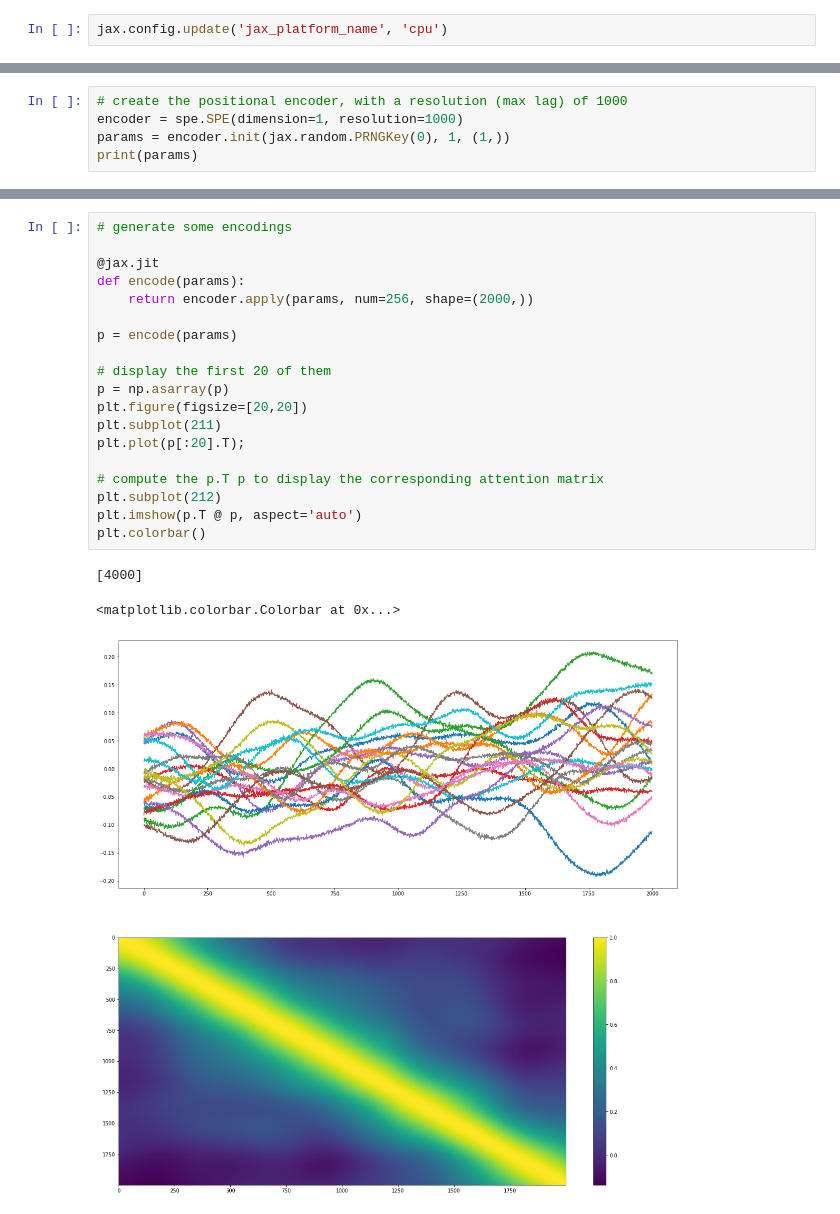
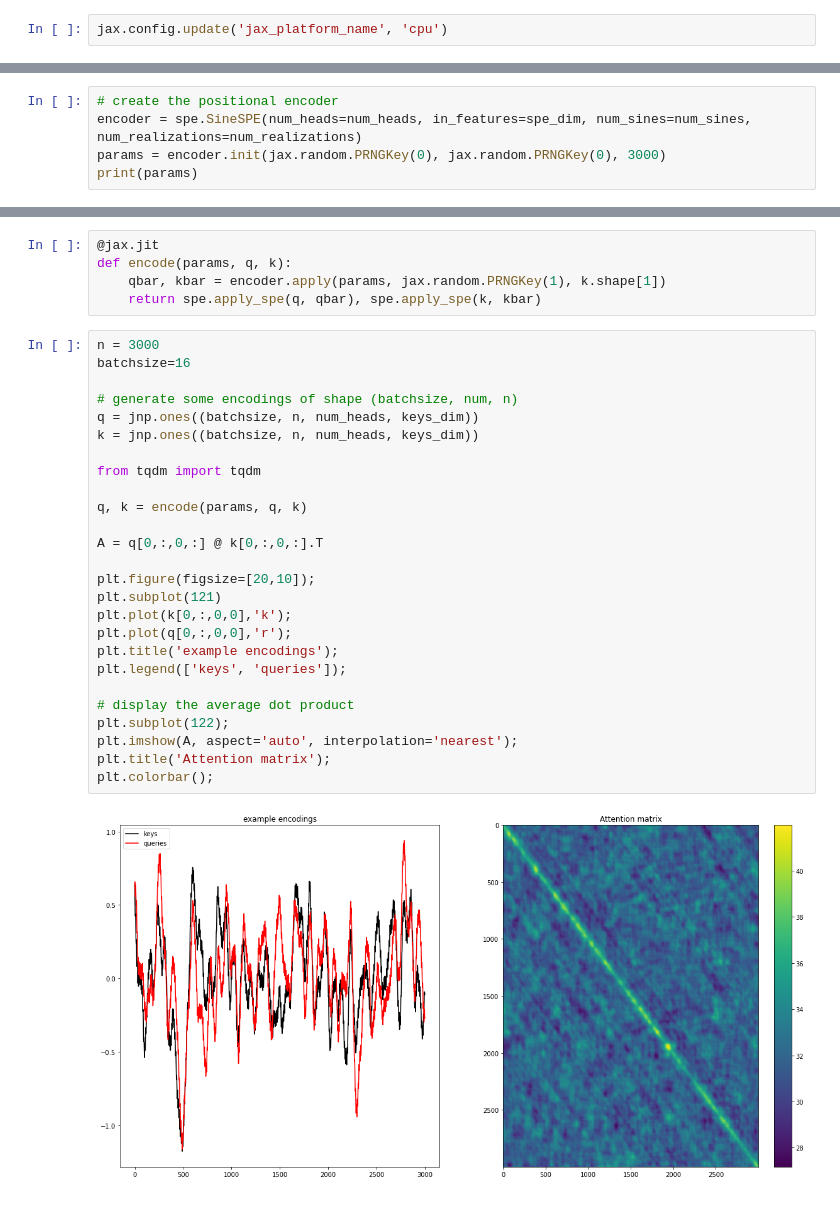
Before and after one commit to aliutkus/spe, a Jupyter notebook: dev_jax/examples/test_spe.ipynb, the cells around one changed output, grey strips where cells are left out. Drawn from its saved outputs; the diff is of its cells as text.

```diff
--- a/dev_jax/examples/test_spe.ipynb
+++ b/dev_jax/examples/test_spe.ipynb
@@ -14,6 +21,6 @@ jax.config.update('jax_platform_name', 'cpu')
 # %%
-# create the positional encoder, with a resolution (max lag) of 1000
-encoder = spe.SPE(dimension=1, resolution=1000)
-params = encoder.init(jax.random.PRNGKey(0), 1, (1,))
+# create the positional encoder
+encoder = spe.SineSPE(num_heads=num_heads, in_features=spe_dim, num_sines=num_sines, num_realizations=num_realizations)
+params = encoder.init(jax.random.PRNGKey(0), jax.random.PRNGKey(0), 3000)
 print(params)
 # %% [output]
@@ -23,23 +44,33 @@ FrozenDict({'params': {'msd': DeviceArray([1.0010000e+00, 6.0048425e-01, 3.60381
-# %%
-# generate some encodings
-
-@jax.jit
-def encode(params):
-    return encoder.apply(params, num=256, shape=(2000,))
-
-p = encode(params)
-
-# display the first 20 of them
-p = np.asarray(p)
-plt.figure(figsize=[20,20])
-plt.subplot(211)
-plt.plot(p[:20].T);
-
-# compute the p.T p to display the corresponding attention matrix
-plt.subplot(212)
-plt.imshow(p.T @ p, aspect='auto')
-plt.colorbar()
-# %% [output]
-[4000]
-<matplotlib.colorbar.Colorbar at 0x...>
-[figure, removed]
+# %%
+@jax.jit
+def encode(params, q, k):
+    qbar, kbar = encoder.apply(params, jax.random.PRNGKey(1), k.shape[1])
+    return spe.apply_spe(q, qbar), spe.apply_spe(k, kbar)
+# %%
+n = 3000
+batchsize=16
+
+# generate some encodings of shape (batchsize, num, n)
+q = jnp.ones((batchsize, n, num_heads, keys_dim))
+k = jnp.ones((batchsize, n, num_heads, keys_dim))
+
+from tqdm import tqdm
+
+q, k = encode(params, q, k)
+
+A = q[0,:,0,:] @ k[0,:,0,:].T
+
+plt.figure(figsize=[20,10]);
+plt.subplot(121)
+plt.plot(k[0,:,0,0],'k');
+plt.plot(q[0,:,0,0],'r');
+plt.title('example encodings');
+plt.legend(['keys', 'queries']);
+
+# display the average dot product
+plt.subplot(122);
+plt.imshow(A, aspect='auto', interpolation='nearest');
+plt.title('Attention matrix');
+plt.colorbar();
+# %% [output]
+[figure, added]
```
Also changed, not shown: parts of 3 cells of this notebook, 3 other files.
